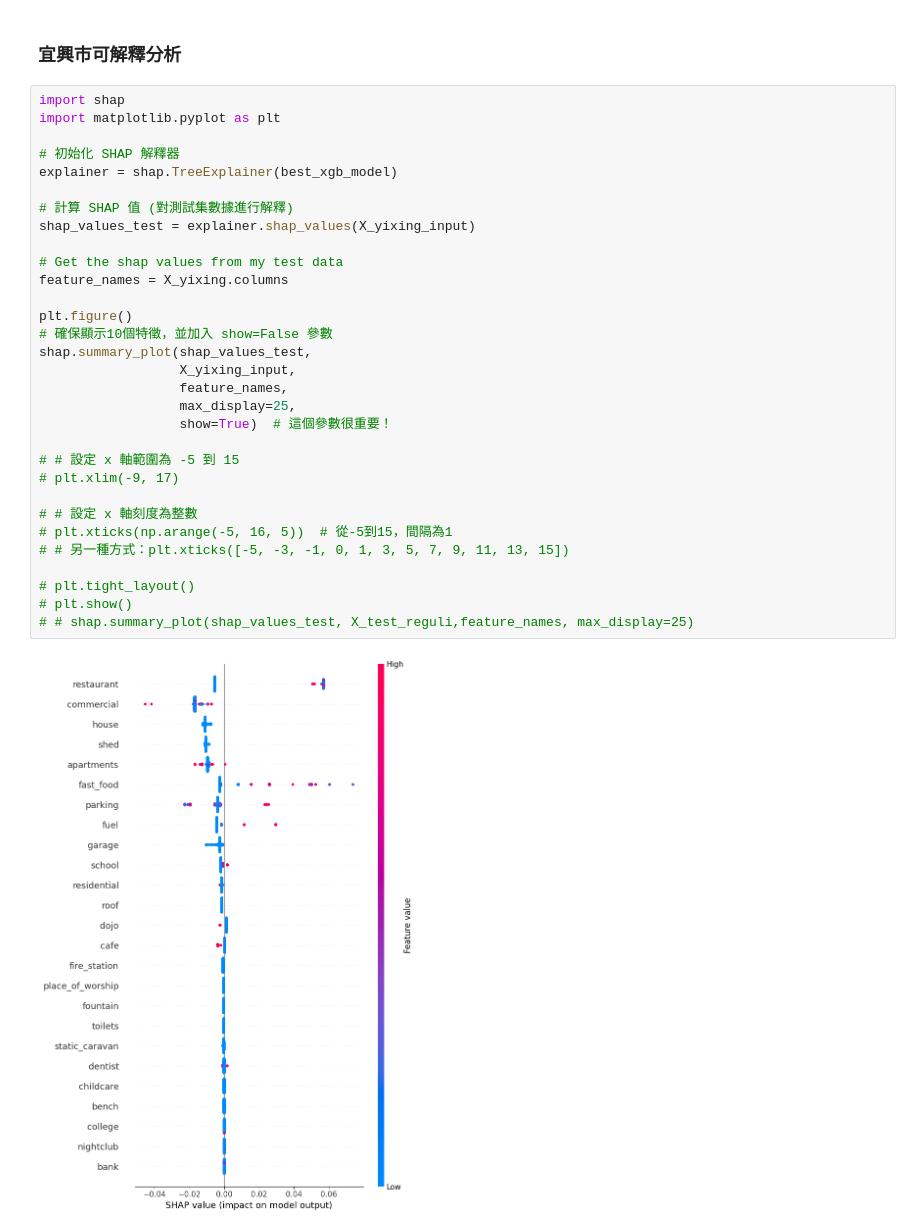
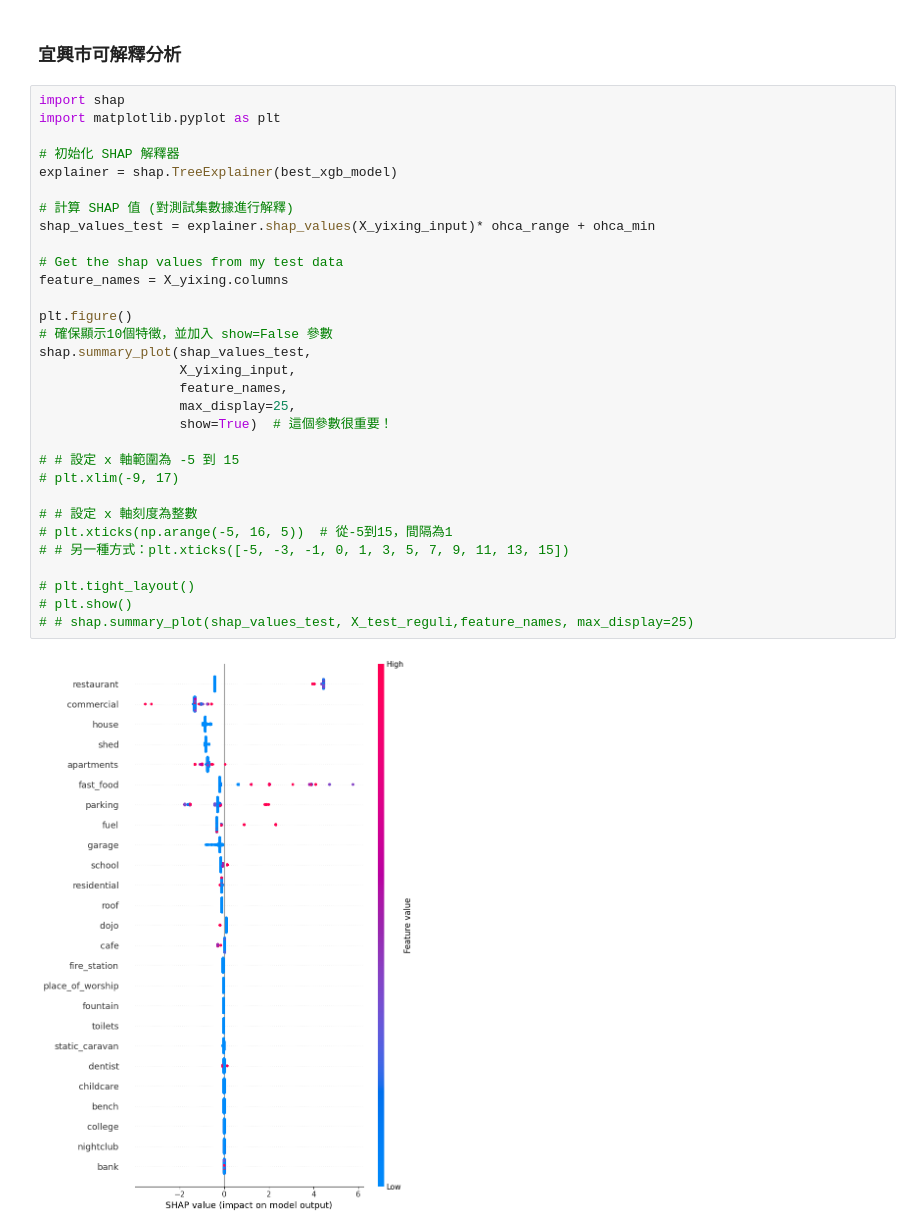
Before and after one commit to giraffeiscute/Yi-xing-city-OHCA-loctaion-prediction, a Jupyter notebook: XGB_yixing.ipynb, the cells around one changed output. Saved outputs shown, nothing was run; the diff lists cells and outputs as text.

```diff
--- a/XGB_yixing.ipynb
+++ b/XGB_yixing.ipynb
@@ -287,32 +287,32 @@ plt.show()
 import shap
 import matplotlib.pyplot as plt
 
 # 初始化 SHAP 解釋器
 explainer = shap.TreeExplainer(best_xgb_model)
 
 # 計算 SHAP 值 (對測試集數據進行解釋)
-shap_values_test = explainer.shap_values(X_yixing_input)
+shap_values_test = explainer.shap_values(X_yixing_input)* ohca_range + ohca_min
 
 # Get the shap values from my test data
 feature_names = X_yixing.columns
 
 plt.figure()
 # 確保顯示10個特徵，並加入 show=False 參數
 shap.summary_plot(shap_values_test,
                   X_yixing_input,
                   feature_names,
                   max_display=25,
                   show=True)  # 這個參數很重要！
 
 # # 設定 x 軸範圍為 -5 到 15
 # plt.xlim(-9, 17)
 
 # # 設定 x 軸刻度為整數
 # plt.xticks(np.arange(-5, 16, 5))  # 從-5到15，間隔為1
 # # 另一種方式：plt.xticks([-5, -3, -1, 0, 1, 3, 5, 7, 9, 11, 13, 15])
 
 # plt.tight_layout()
 # plt.show()
 # # shap.summary_plot(shap_values_test, X_test_reguli,feature_names, max_display=25)
 # %% [output]
-[figure, old version]
+[figure, new version]
```
Also changed, not shown: 1 other file.
